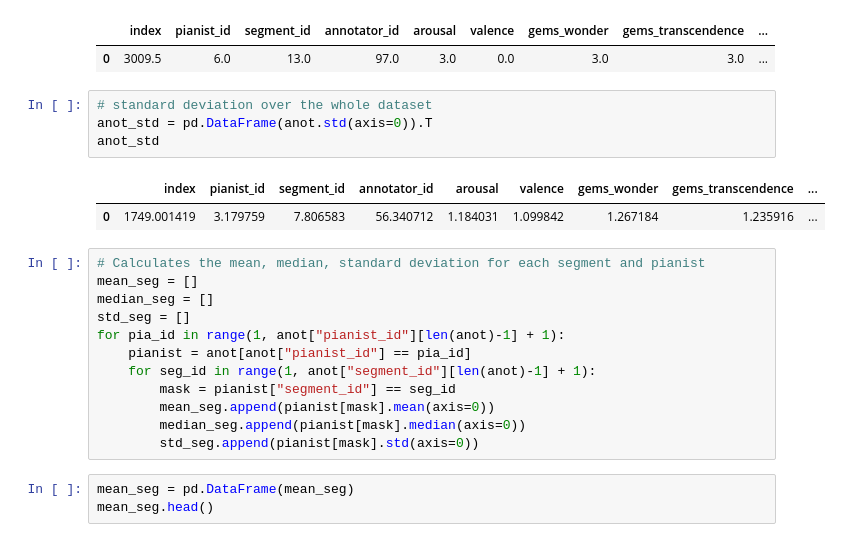
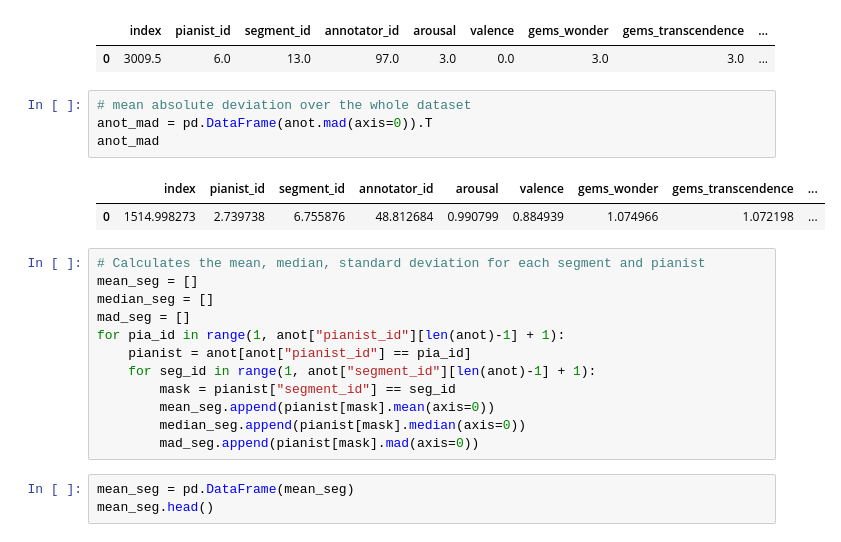
Before and after one commit to NoahPichl/MLPC_The_haunted_turtles, a Jupyter notebook: data_exploration.ipynb, the cells around one changed output. Cells and saved outputs as stored; diff of their text form.

```diff
--- a/data_exploration.ipynb
+++ b/data_exploration.ipynb
@@ -62,24 +62,24 @@ anot_median
 |  | index | pianist_id | segment_id | annotator_id | arousal | valence | gems_wonder | gems_transcendence | ... |
 | 0 | 3009.5 | 6.0 | 13.0 | 97.0 | 3.0 | 0.0 | 3.0 | 3.0 | ... |
 # %%
-# standard deviation over the whole dataset
-anot_std = pd.DataFrame(anot.std(axis=0)).T
-anot_std
+# mean absolute deviation over the whole dataset
+anot_mad = pd.DataFrame(anot.mad(axis=0)).T
+anot_mad
 # %% [output]
 |  | index | pianist_id | segment_id | annotator_id | arousal | valence | gems_wonder | gems_transcendence | ... |
-| 0 | 1749.001419 | 3.179759 | 7.806583 | 56.340712 | 1.184031 | 1.099842 | 1.267184 | 1.235916 | ... |
+| 0 | 1514.998273 | 2.739738 | 6.755876 | 48.812684 | 0.990799 | 0.884939 | 1.074966 | 1.072198 | ... |
 # %%
 # Calculates the mean, median, standard deviation for each segment and pianist
 mean_seg = []
 median_seg = []
-std_seg = []
+mad_seg = []
 for pia_id in range(1, anot["pianist_id"][len(anot)-1] + 1):
     pianist = anot[anot["pianist_id"] == pia_id]
     for seg_id in range(1, anot["segment_id"][len(anot)-1] + 1):
         mask = pianist["segment_id"] == seg_id
         mean_seg.append(pianist[mask].mean(axis=0))
         median_seg.append(pianist[mask].median(axis=0))
-        std_seg.append(pianist[mask].std(axis=0))
+        mad_seg.append(pianist[mask].mad(axis=0))
 # %%
 mean_seg = pd.DataFrame(mean_seg)
 mean_seg.head()
```
Also changed, not shown: parts of 6 cells of this notebook.
